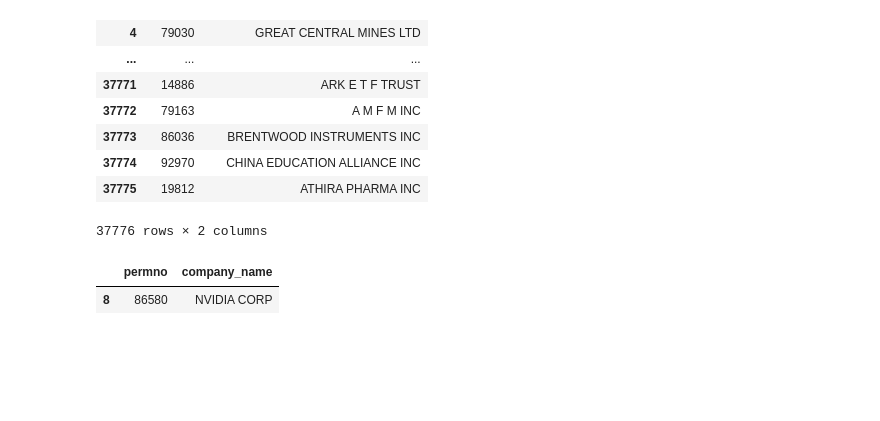
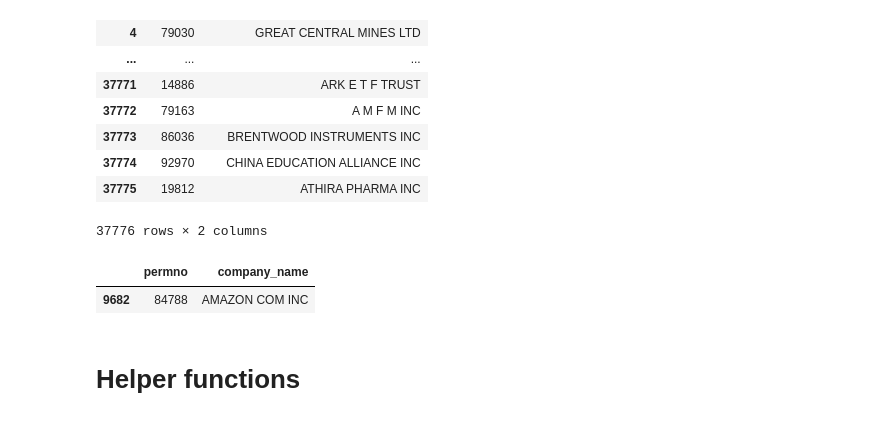
Before and after one commit to veervohra03/CashHedged, a Jupyter notebook: Multiple-Companies-Cash-Hedged.ipynb, the cells around one changed output. Saved outputs shown, nothing was run; the diff lists cells and outputs as text; code cells hidden in the pictures; blank space fills up the shorter version.

```diff
--- a/Multiple-Companies-Cash-Hedged.ipynb
+++ b/Multiple-Companies-Cash-Hedged.ipynb
@@ -106,13 +104,15 @@ comps
 # %%
 #TODO: choose a way to narrow the above list of permnos to <500. Will then use that list with the following functions to gather fin data
 #this will go away when the above is completed.
 
-company_search = 'NVIDIA' # FIND A COMPANY HERE
+company_search = 'AMAZON' # FIND A COMPANY HERE
 
 comps[comps['company_name'].str.contains(f'{company_search}')]
 # %% [output]
 |  | permno | company_name |
-| 8 | 86580 | NVIDIA CORP |
+| 9682 | 84788 | AMAZON COM INC |
+# %% [markdown]
+# Helper functions
 # %%
 def get_comp_data(permno, gvkey):
 
```
Also changed, not shown: parts of 33 cells of this notebook.
